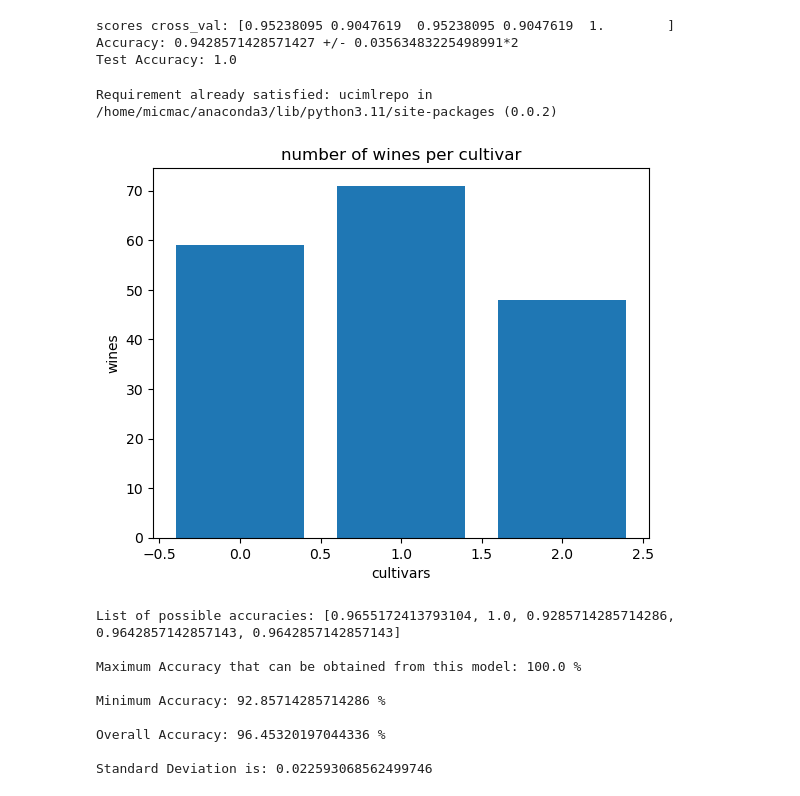
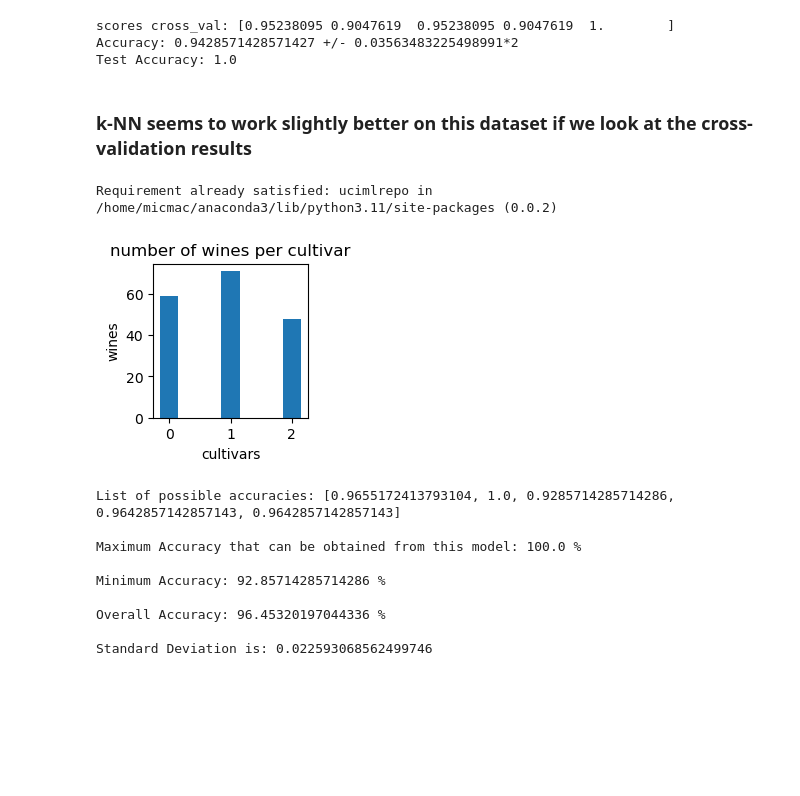
Before and after one commit to Francois-Moyson/Francois-Moyson, a Jupyter notebook: k-nnfp/knnfp-classification.ipynb, the cells around one changed output. Drawn from its saved outputs; the diff is of its cells as text; code cells hidden in the pictures; blank space fills up the shorter version.

```diff
--- a/k-nnfp/knnfp-classification.ipynb
+++ b/k-nnfp/knnfp-classification.ipynb
@@ -207,3 +201,5 @@ Test Accuracy: 1.0
+# %% [markdown]
+### k-NN seems to work slightly better on this dataset if we look at the cross-validation results
 # %%
 !pip install ucimlrepo
 # %% [output]
@@ -213,35 +209,37 @@ Requirement already satisfied: ucimlrepo in /home/micmac/anaconda3/lib/python3.1
 ### chemical composition
 
 from ucimlrepo import fetch_ucirepo
 import matplotlib.pyplot as plt
 
 # Fetch dataset
 wine = fetch_ucirepo(id=109)
 
 # Data (as pandas dataframes)
 X = wine.data.features
 y = wine.data.targets
 
 # Converts the dataframe into a numpy array, and stores the classes in a separate np array
 X = X.to_numpy()
 X = np.array(X).astype(float)
 y = y.to_numpy()
 y = np.array(y).astype(int)
 y = y.ravel() #Converts the classes in scikit-learn format (1d list)
 
 # Changes the range of classes to be 0 to n (instead of 1 to n)
 y = y - np.array([1]*y.shape[0])
 
 # Display the number of members of each class in a bar graph
 unique, counts = np.unique(y, return_counts=True)
 index = unique #range(3,9) # il y a 10 notes possibles
-plt.bar(index, counts)
+plt.figure(figsize=(2,2))
+plt.bar(index, counts, width=0.3)
 plt.xlabel('cultivars', fontsize=10)
 plt.ylabel('wines', fontsize=10)
 plt.title('number of wines per cultivar')
+#plt.rcParams["figure.figsize"] = (4, 5)
 plt.show()
 # %% [output]
-[figure, old version]
+[figure, new version]
 # %%
 # Random shuffling to avoid a (possible) pre-existing ordering in the data
 X, y = shuffle(X, y, random_state=9)
```
Also changed, not shown: parts of 12 cells of this notebook.
